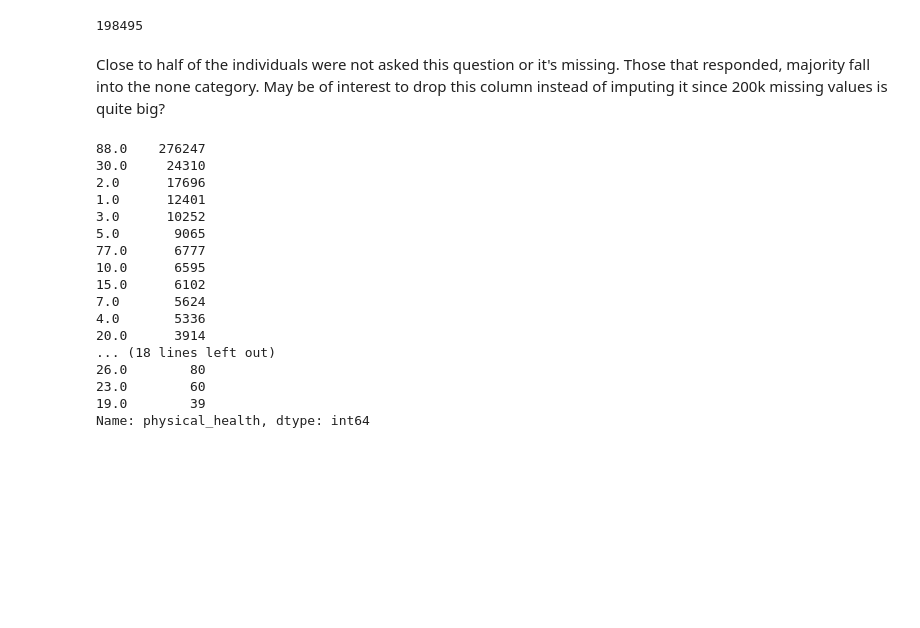
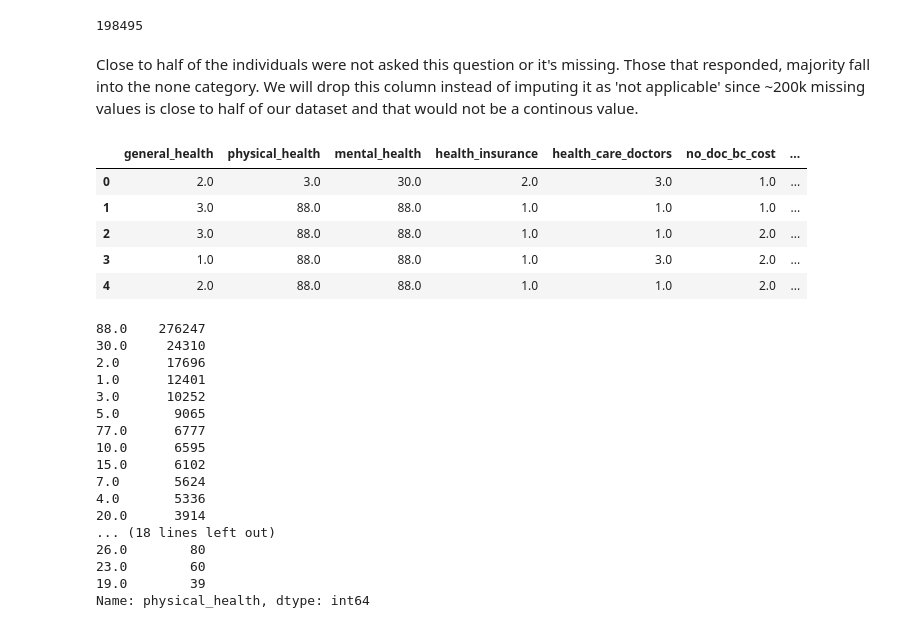
Before and after one commit to xiaohua-su/Heart_Disease, a Jupyter notebook: Heart_disease_eda.ipynb, the cells around one changed output. Drawn from its saved outputs; the diff is of its cells as text; code cells hidden in the pictures; blank space fills up the shorter version.

```diff
--- a/Heart_disease_eda.ipynb
+++ b/Heart_disease_eda.ipynb
@@ -382,7 +418,18 @@ heart_df.poor_health30.isna().sum()
 # %% [output]
 198495
 # %% [markdown]
-Close to half of the individuals were not asked this question or it's missing. Those that responded, majority fall into the none category. May be of interest to drop this column instead of imputing it since 200k missing values is quite big?
+Close to half of the individuals were not asked this question or it's missing. Those that responded, majority fall into the none category. We will drop this column instead of imputing it as 'not applicable' since ~200k missing values is close to half of our dataset and that would not be a continous value.
+# %%
+heart_df.drop(columns= ['poor_health30'], inplace = True)
+# %%
+heart_df.head()
+# %% [output]
+|  | general_health | physical_health | mental_health | health_insurance | health_care_doctors | no_doc_bc_cost | ... |
+| 0 | 2.0 | 3.0 | 30.0 | 2.0 | 3.0 | 1.0 | ... |
+| 1 | 3.0 | 88.0 | 88.0 | 1.0 | 1.0 | 1.0 | ... |
+| 2 | 3.0 | 88.0 | 88.0 | 1.0 | 1.0 | 2.0 | ... |
+| 3 | 1.0 | 88.0 | 88.0 | 1.0 | 3.0 | 2.0 | ... |
+| 4 | 2.0 | 88.0 | 88.0 | 1.0 | 1.0 | 2.0 | ... |
 # %%
 heart_df.physical_health.value_counts()
 # %% [output]
```
Also changed, not shown: parts of 23 cells of this notebook.
